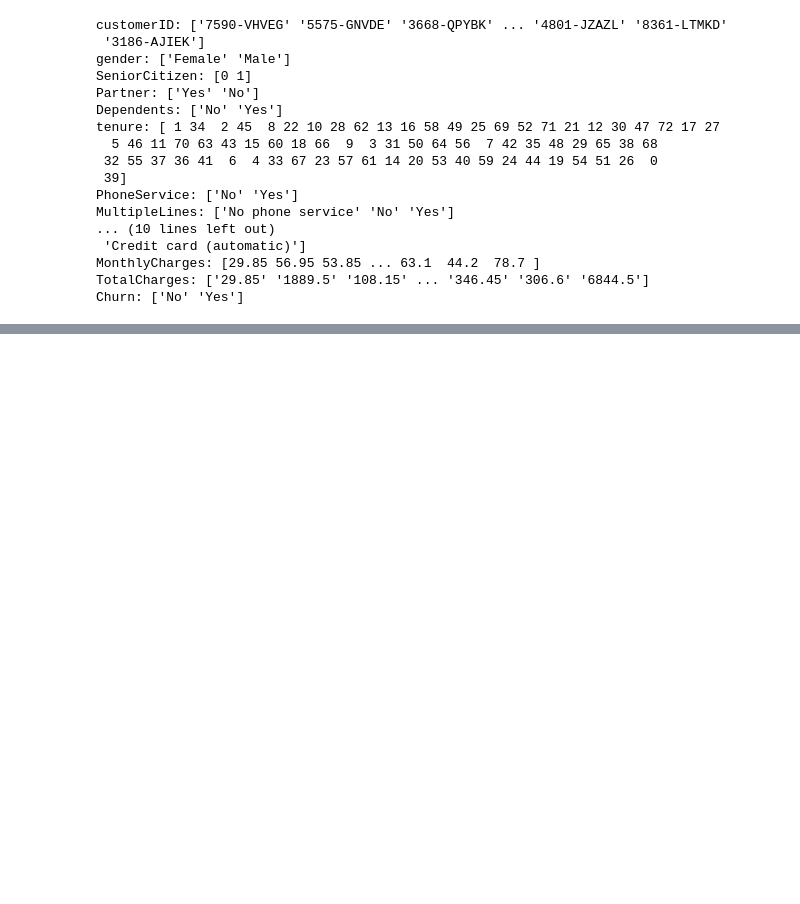
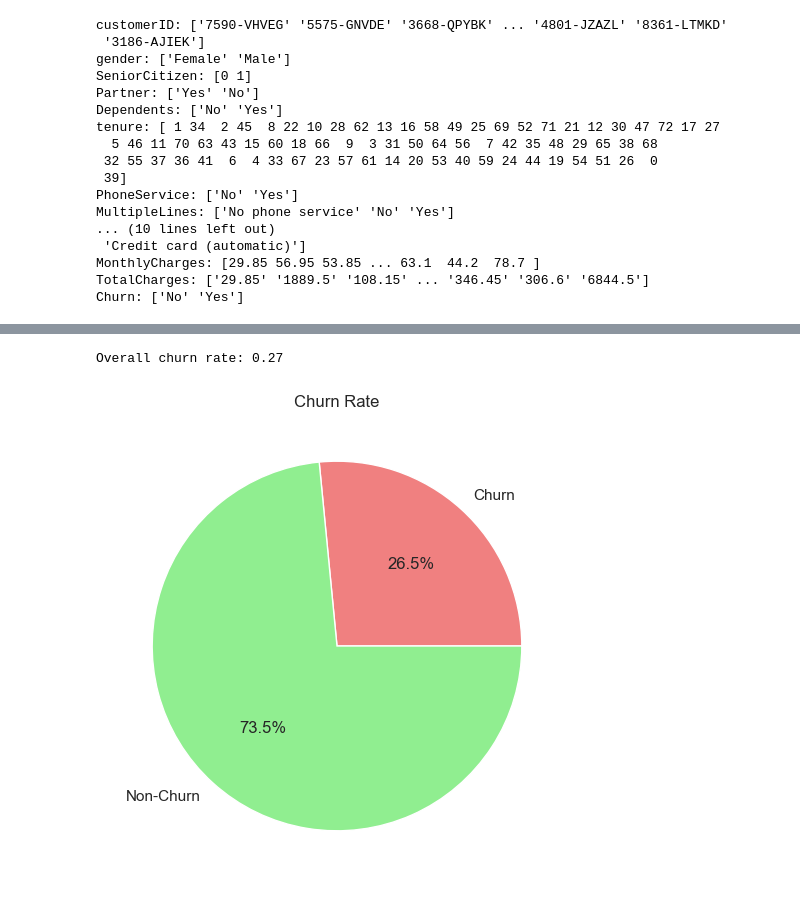
Before and after one commit to algerza/churn_prediction_model, a Jupyter notebook: 00_exploratory_data_analysis.ipynb, the cells around one changed output, grey strips where cells are left out. Saved outputs shown, nothing was run; the diff lists cells and outputs as text; code cells hidden in the pictures; blank space fills up the shorter version.

```diff
--- a/00_exploratory_data_analysis.ipynb
+++ b/00_exploratory_data_analysis.ipynb
@@ -121,0 +179,4 @@ dtype: object
+# %%
+# Based on the previous output, there are missing values in the column 'TotalCharges'
+# Therefore, we have to replace NaN values in TotalCharges with 0s
+df['TotalCharges'] = df['TotalCharges'].fillna(0).astype('int64')
@@ -169,8 +205 @@ check_for_imbalanced_dataset(df)
 - The dataframe is imbalanced, with an imbalance ratio of 0.27.
-# %%
-# Drop NaN values in TotalCharges
-df.dropna(subset=['TotalCharges'], inplace=True)
-# %%
-# Convert categorical variables to binary using one-hot encoding
-#    The resulting dummy variables are added to the DataFrame as new columns
-df = pd.get_dummies(df, columns=["gender", "Contract", "InternetService", "PaymentMethod", "MultipleLines"])
@@ -193,0 +324,24 @@ Therefore, it is recommended to scale or normalize your data before using it for
+# %%
+# What is the overall churn?
+print("Overall churn rate:", round(df[df['Churn'] == 1].customerID.nunique() / df.customerID.nunique(),2))
+# %% [output]
+Overall churn rate: 0.27
+# %%
+# Calculate the churn and non-churn counts
+churn_count = df[df['Churn'] == 1].customerID.nunique()
+non_churn_count = df[df['Churn'] == 0].customerID.nunique()
+
+# Set up the plot size and title
+plt.figure(figsize=(8, 6))
+plt.title('Churn Rate')
+
+# Set the colors for the pie chart sections
+colors = ['lightcoral', 'lightgreen']
+
+# Create the pie chart
+plt.pie([churn_count, non_churn_count], labels=['Churn', 'Non-Churn'], autopct='%1.1f%%', colors=colors)
+
+# Display the plot
+plt.show()
+# %% [output]
+[figure, added]
```
Also changed, not shown: parts of 42 cells of this notebook.
